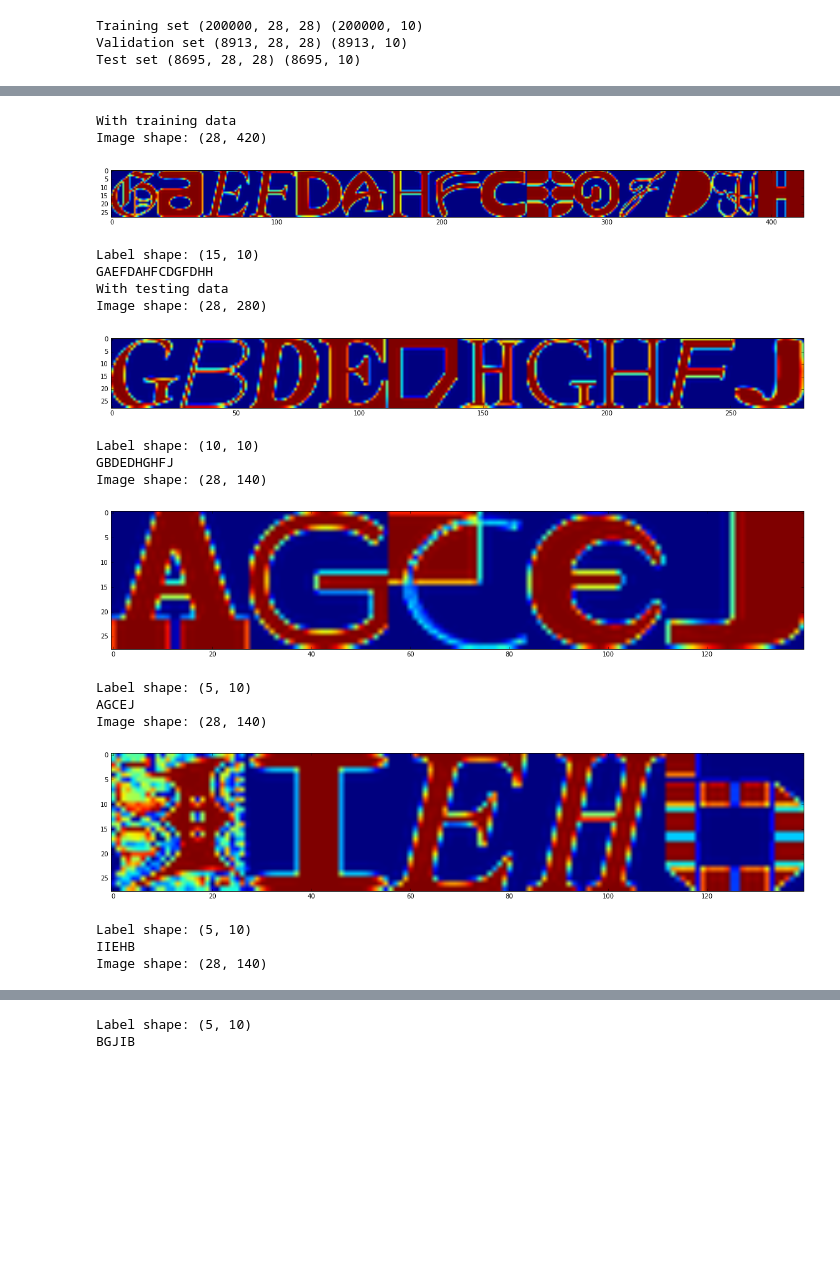
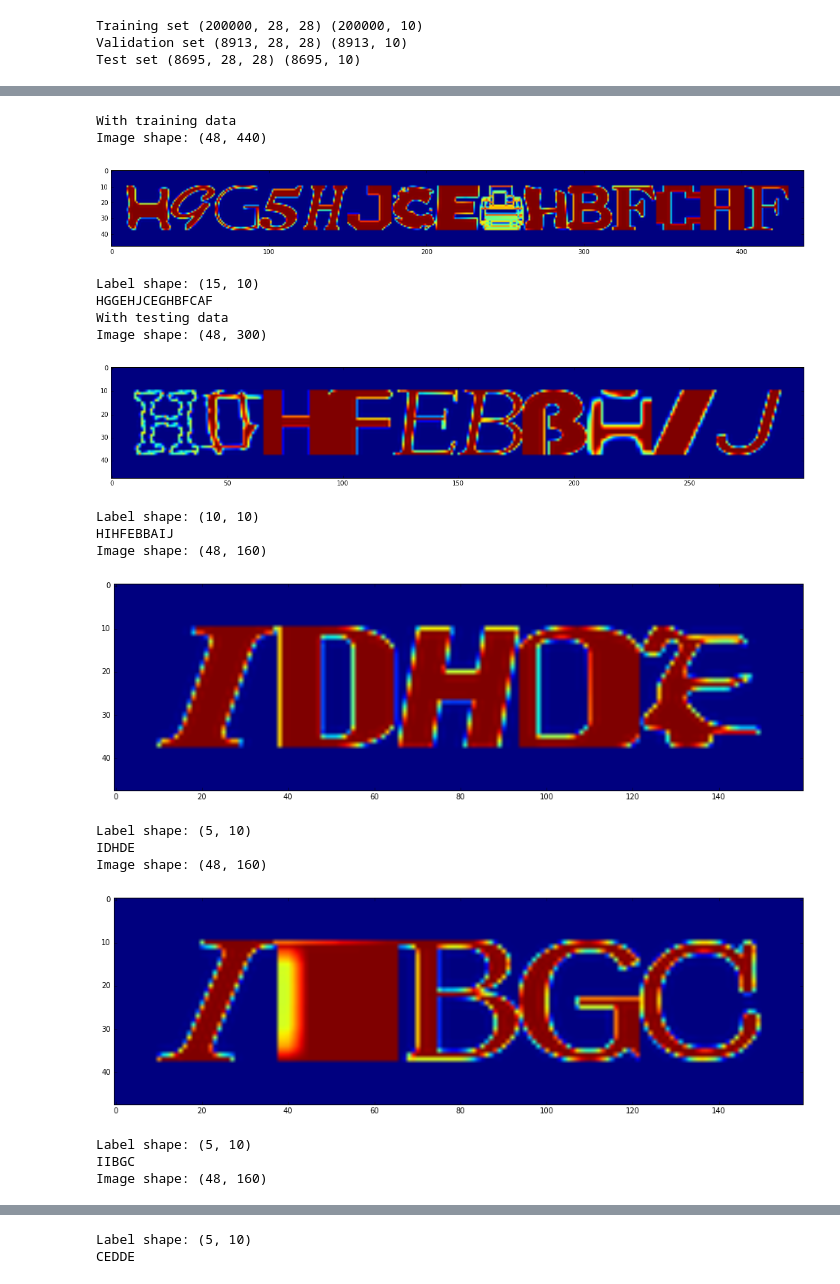
Before and after one commit to bvstillwell/udacity-mlnd-capstone, a Jupyter notebook: p5_deep/03 - Models.ipynb, the cells around one changed output, grey strips where cells are left out. Cells and saved outputs as stored; diff of their text form; code cells hidden in the pictures; blank space fills up the shorter version.

Commit message:
:fire: Have a working convnet of 5 digits

```diff
--- a/p5_deep/03 - Models.ipynb
+++ b/p5_deep/03 - Models.ipynb
@@ -56,3 +57,9 @@ print('Test set', test_dataset.shape, test_labels.shape)
 Training set (200000, 28, 28) (200000, 10)
 Validation set (8913, 28, 28) (8913, 10)
 Test set (8695, 28, 28) (8695, 10)
+# %%
+# Create an empty character
+empty_label = np.zeros(num_labels)
+empty_label[-1] = 1.
+print(empty_label)
+print(train_labels[:10])
@@ -61,20 +80,37 @@ Test set (8695, 28, 28) (8695, 10)
 #
 # returns (joined image, labels)
 def create_sequence(train, labels, length=5):
-    result_image = None
-    result_labels = []
-    for a in range(length):
+    rand_length = length #np.random.randint(length) + 1
+
+    spacing = 10
+    digit_height = train.shape[1]
+    digit_width = train.shape[2]
+
+    img_height = digit_height + spacing * 2
+    img_width = digit_width * length + spacing * 2
+
+    result_image = np.ones([img_height, img_width]).astype(np.float32) * -0.5
+
+    x = spacing + int(digit_width * (length - rand_length) / 2.)
+    y = spacing
+
+    result_labels = [empty_label] * length
+
+    for a in range(rand_length):
         # Choose random indexes for the digits
         index = np.random.randint(0, labels.shape[0])
 
-        if result_image is None:
-            result_image = train[index].copy()
-        else:
-            result_image = np.append(result_image, train[index], 1)
+        img = train[index]
 
-        result_labels.append(labels[index])
+        #print(y,digit_height, x, digit_width)
+        result_image[y:y+digit_height, x:x+digit_width] = img
+        x = x + digit_width
 
-    return result_image, np.array(result_labels)
+        result_labels[(length - rand_length) // 2 + a] = labels[index]
+
+    result_labels = np.array(result_labels)
+
+    return result_image, result_labels
 
 def show_image(data):
     print("Image shape:", data.shape)
@@ -87,50 +123,53 @@ def show_label(label):
     result = ''
     for a in label:
         index = np.argmax(a)
-        result += chr(ord('A') + index)
+        if index == 11:
+            result += '.'
+        else:
+            result += chr(ord('A') + index)
     print(result)
 
 print("With training data")
 image, label = create_sequence(train_dataset, train_labels, length=15)
 show_image(image)
 show_label(label)
 
 print("With testing data")
 image, label = create_sequence(test_dataset, test_labels, length=10)
 show_image(image)
 show_label(label)
 
 # Create a batch of images and labels
 def generate_batch(data, labels, size, length, **kwargs):
     images, labels = zip(*[create_sequence(data, labels, length, **kwargs) for i in range(size)])
 
     result_images = np.array(images)
     result_labels = np.array(labels)
 
     return result_images, result_labels
 
 images, labels = generate_batch(train_dataset, train_labels, 3, 5)
 
 for i in range(len(labels)):
     show_image(images[i])
     show_label(labels[i])
 # %% [output]
 With training data
-Image shape: (28, 420)
+Image shape: (48, 440)
-[figure, old version]
+[figure, new version]
 Label shape: (15, 10)
-GAEFDAHFCDGFDHH
+HGGEHJCEGHBFCAF
 With testing data
-Image shape: (28, 280)
+Image shape: (48, 300)
-[figure, old version]
+[figure, new version]
 Label shape: (10, 10)
-GBDEDHGHFJ
-Image shape: (28, 140)
+HIHFEBBAIJ
+Image shape: (48, 160)
-[figure, old version]
+[figure, new version]
 Label shape: (5, 10)
-AGCEJ
-Image shape: (28, 140)
+IDHDE
+Image shape: (48, 160)
-[figure, old version]
+[figure, new version]
 Label shape: (5, 10)
-IIEHB
-Image shape: (28, 140)
+IIBGC
+Image shape: (48, 160)
@@ -138,5 +177,5 @@ Image shape: (28, 140)
 Label shape: (5, 10)
-BGJIB
+CEDDE
 # %%
 # Lets create our training, validation and testing datasets
 num_digits = 5
```
Also changed, not shown: parts of 8 cells of this notebook, 5 other files.
